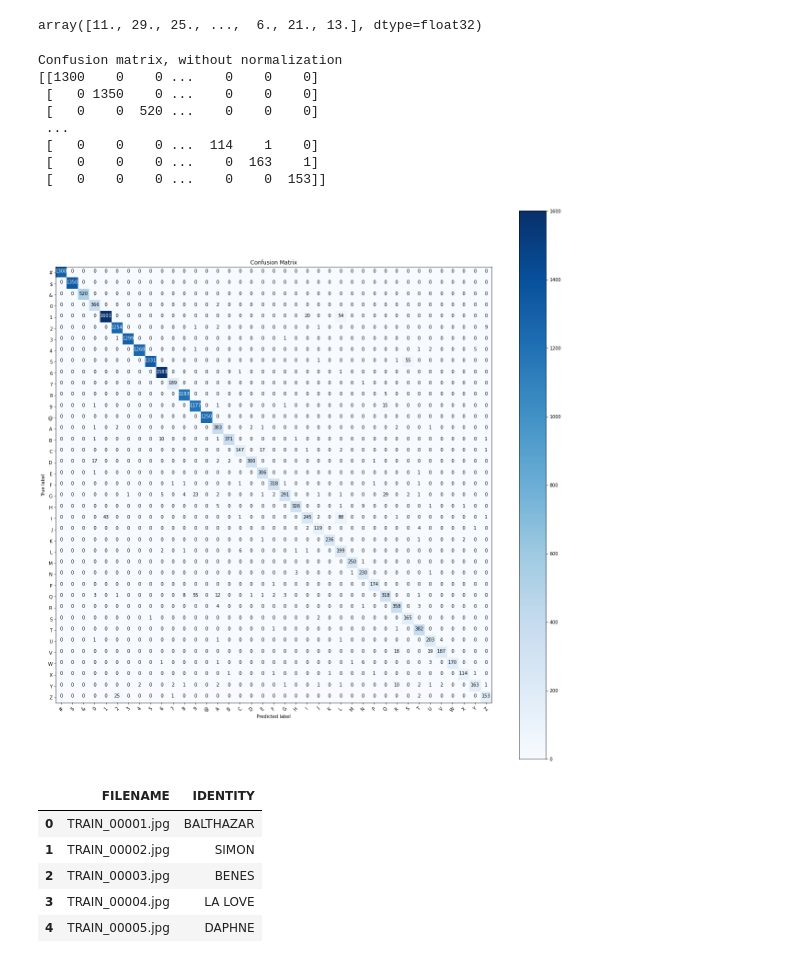
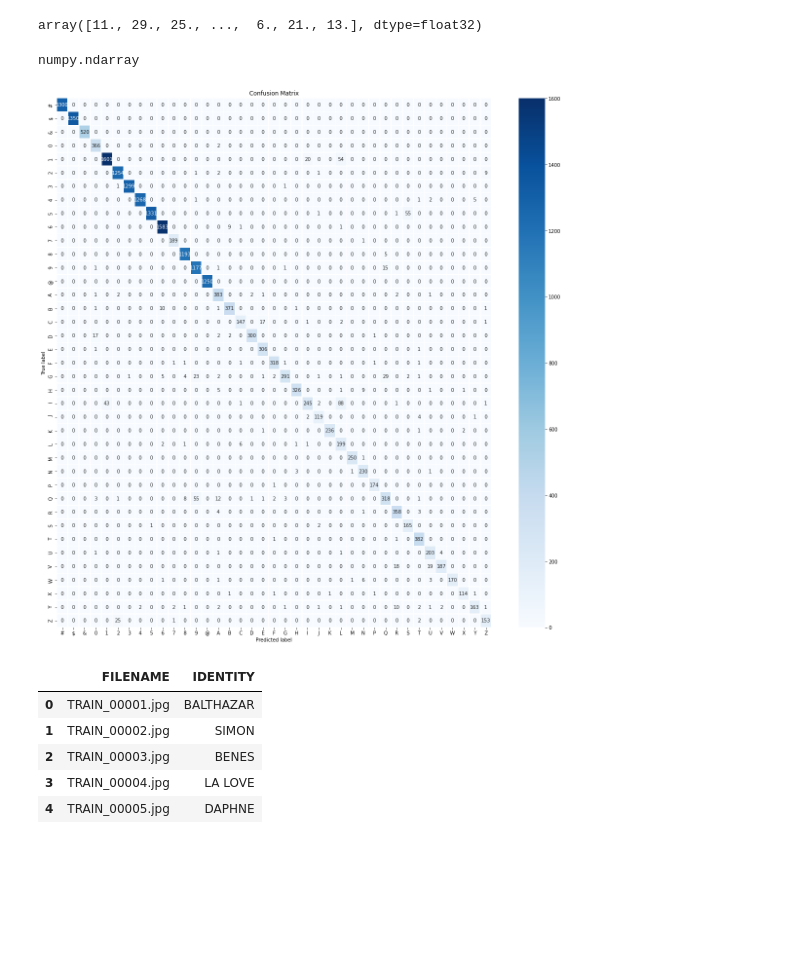
Before and after one commit to edejesus196/handwritten_names_recognition, a Jupyter notebook: handwritten_images_trancribtion-Copy3.ipynb, the cells around one changed output. Drawn from its saved outputs; the diff is of its cells as text; code cells hidden in the pictures; blank space fills up the shorter version.

```diff
--- a/handwritten_images_trancribtion-Copy3.ipynb
+++ b/handwritten_images_trancribtion-Copy3.ipynb
@@ -406,18 +373,16 @@ LB.inverse_transform(val_labels)
 array([11., 29., 25., ...,  6., 21., 13.], dtype=float32)
 # %%
 cm = confusion_matrix(y_true=LB.inverse_transform(val_labels), y_pred=np.argmax(predictions, axis=1))
+# %%
+type(cm)
+# %% [output]
+numpy.ndarray
 # %%
 cm_plot_labels= list(train_generator.class_indices.keys())
-# %%
-plt.figure(figsize=(17,17))
-disp = plot_confusion_matrix(cm=cm, classes=cm_plot_labels, title = 'Confusion Matrix')
-# %% [output]
-Confusion matrix, without normalization
-[[1300    0    0 ...    0    0    0]
- [   0 1350    0 ...    0    0    0]
- [   0    0  520 ...    0    0    0]
- ...
- [   0    0    0 ...  114    1    0]
- [   0    0    0 ...    0  163    1]
- [   0    0    0 ...    0    0  153]]
-[figure, removed]
+# %%
+plt.figure(figsize=(20,20))
+ax = sns.heatmap(cm, xticklabels=cm_plot_labels, yticklabels=cm_plot_labels, annot=True, fmt='d', cmap='Blues', linewidths=.5)
+ax.set(xlabel='Predicted label', ylabel='True label', title='Confusion Matrix')
+plt.show()
+# %% [output]
+[figure, added]
```
Also changed, not shown: parts of 3 cells of this notebook.
